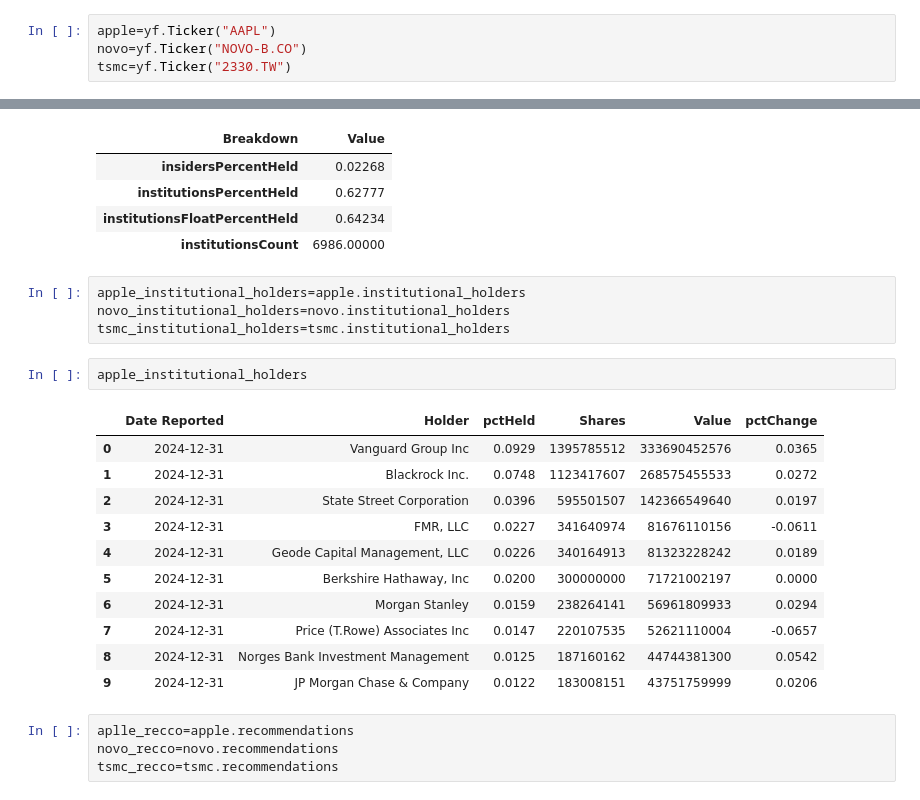
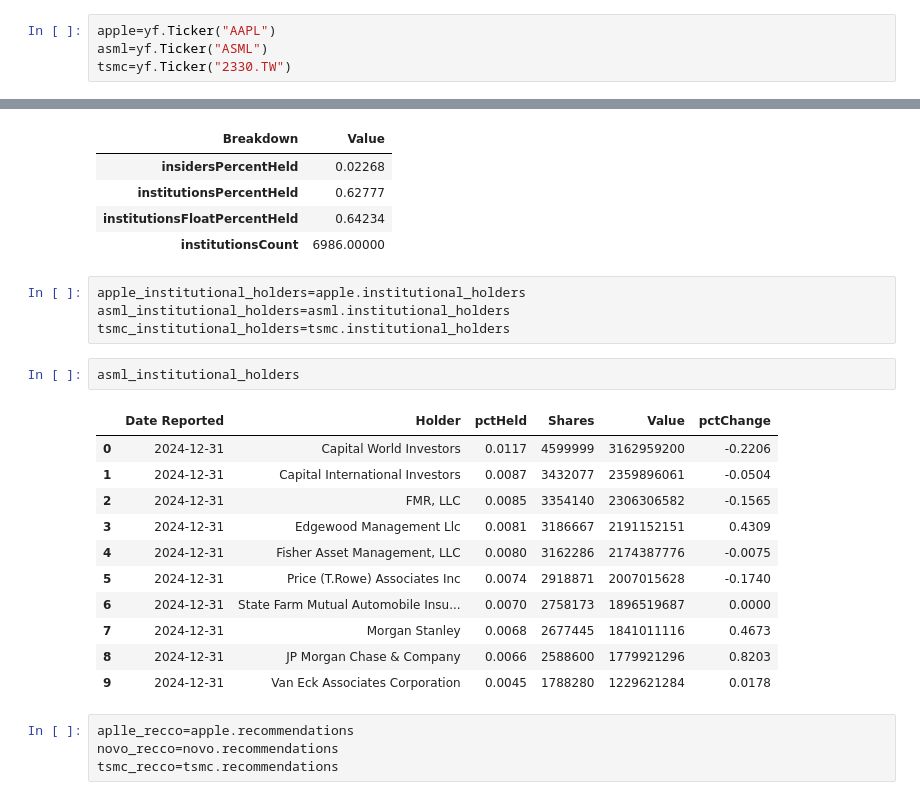
Before and after one commit to Jonathan57000/IAE_METZ_DATA, a Jupyter notebook: Analyse_de_3_actions.ipynb, the cells around one changed output, grey strips where cells are left out. Saved outputs shown, nothing was run; the diff lists cells and outputs as text.

```diff
--- a/Analyse_de_3_actions.ipynb
+++ b/Analyse_de_3_actions.ipynb
@@ -79,7 +213,7 @@ Requirement already satisfied: certifi>=2017.4.17 in /usr/local/lib/python3.11/d
 Requirement already satisfied: six>=1.5 in /usr/local/lib/python3.11/dist-packages (from python-dateutil>=2.8.2->pandas>=1.3.0->yfinance) (1.17.0)
 # %%
 apple=yf.Ticker("AAPL")
-novo=yf.Ticker("NOVO-B.CO")
+asml=yf.Ticker("ASML")
 tsmc=yf.Ticker("2330.TW")
 # %%
 apple.info
@@ -119,22 +293,22 @@ apple_holder
 | institutionsCount | 6986.00000 |
 # %%
 apple_institutional_holders=apple.institutional_holders
-novo_institutional_holders=novo.institutional_holders
+asml_institutional_holders=asml.institutional_holders
 tsmc_institutional_holders=tsmc.institutional_holders
-# %%
-apple_institutional_holders
-# %% [output]
-|  | Date Reported | Holder | pctHeld | Shares | Value | pctChange |
-| 0 | 2024-12-31 | Vanguard Group Inc | 0.0929 | 1395785512 | 333690452576 | 0.0365 |
-| 1 | 2024-12-31 | Blackrock Inc. | 0.0748 | 1123417607 | 268575455533 | 0.0272 |
-| 2 | 2024-12-31 | State Street Corporation | 0.0396 | 595501507 | 142366549640 | 0.0197 |
-| 3 | 2024-12-31 | FMR, LLC | 0.0227 | 341640974 | 81676110156 | -0.0611 |
-| 4 | 2024-12-31 | Geode Capital Management, LLC | 0.0226 | 340164913 | 81323228242 | 0.0189 |
-| 5 | 2024-12-31 | Berkshire Hathaway, Inc | 0.0200 | 300000000 | 71721002197 | 0.0000 |
-| 6 | 2024-12-31 | Morgan Stanley | 0.0159 | 238264141 | 56961809933 | 0.0294 |
-| 7 | 2024-12-31 | Price (T.Rowe) Associates Inc | 0.0147 | 220107535 | 52621110004 | -0.0657 |
-| 8 | 2024-12-31 | Norges Bank Investment Management | 0.0125 | 187160162 | 44744381300 | 0.0542 |
-| 9 | 2024-12-31 | JP Morgan Chase & Company | 0.0122 | 183008151 | 43751759999 | 0.0206 |
+# %%
+asml_institutional_holders
+# %% [output]
+|  | Date Reported | Holder | pctHeld | Shares | Value | pctChange |
+| 0 | 2024-12-31 | Capital World Investors | 0.0117 | 4599999 | 3162959200 | -0.2206 |
+| 1 | 2024-12-31 | Capital International Investors | 0.0087 | 3432077 | 2359896061 | -0.0504 |
+| 2 | 2024-12-31 | FMR, LLC | 0.0085 | 3354140 | 2306306582 | -0.1565 |
+| 3 | 2024-12-31 | Edgewood Management Llc | 0.0081 | 3186667 | 2191152151 | 0.4309 |
+| 4 | 2024-12-31 | Fisher Asset Management, LLC | 0.0080 | 3162286 | 2174387776 | -0.0075 |
+| 5 | 2024-12-31 | Price (T.Rowe) Associates Inc | 0.0074 | 2918871 | 2007015628 | -0.1740 |
+| 6 | 2024-12-31 | State Farm Mutual Automobile Insu... | 0.0070 | 2758173 | 1896519687 | 0.0000 |
+| 7 | 2024-12-31 | Morgan Stanley | 0.0068 | 2677445 | 1841011116 | 0.4673 |
+| 8 | 2024-12-31 | JP Morgan Chase & Company | 0.0066 | 2588600 | 1779921296 | 0.8203 |
+| 9 | 2024-12-31 | Van Eck Associates Corporation | 0.0045 | 1788280 | 1229621284 | 0.0178 |
 # %%
 aplle_recco=apple.recommendations
 novo_recco=novo.recommendations
```
Also changed, not shown: parts of 20 cells of this notebook.
